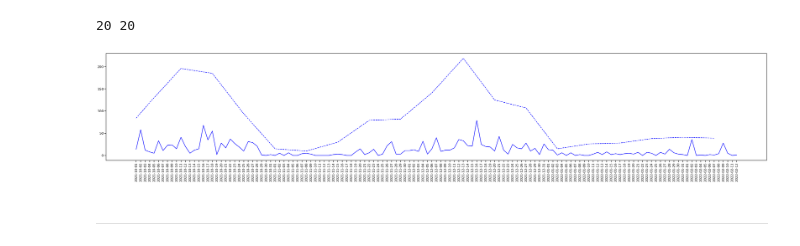
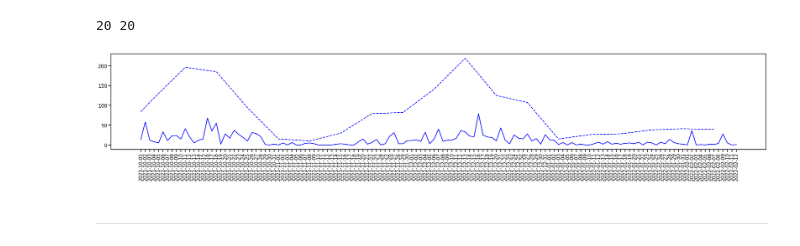
Before and after one commit to BoTZ-TND/DataStorm-2022, a Jupyter notebook: notebooks/data_vis.ipynb, the cells around one changed output. Cells and saved outputs as stored; diff of their text form; code cells hidden in the pictures.

```diff
--- a/notebooks/data_vis.ipynb
+++ b/notebooks/data_vis.ipynb
@@ -119,5 +117,6 @@ train_df.copy().sort_values(by='DateID').groupby('WOY')['DateID'].first().dt.dat
 # %%
 itemC = 7666
+train_df['DateID'] = pd.to_datetime(train_df['DateID'])
 W2D_list = train_df.copy().sort_values(by='DateID').groupby('WOY')['DateID'].first().dt.date.astype(str).values
 Date_list = train_udf.loc[train_udf['ItemCode']==itemC, 'Date'].astype(str).values
 
@@ -139,12 +138,13 @@ print(len(wSales), len(W2D_list))
 20 20
 # %%
 Cpalette={'Blue': '#0055BF', 'Red': '#C91A09', 'Yellow': '#F2CD37'}
+plt.figure(figsize=(40, 6))
 with sns.plotting_context("talk"):
     sns.lineplot(x=Date_list, y=dSales, dashes=False, color='blue', markers='o')
     g = sns.lineplot(x=W2D_list, y=wSales, linestyle="dashed", color='blue', markers='o')
     plt.setp(g.get_xticklabels(), rotation=90)
 # %% [output]
-[figure, old version]
+[figure, new version]
 # %% [markdown]
 ***
 # %%
```
Also changed, not shown: parts of 8 cells of this notebook, 1 other file.
